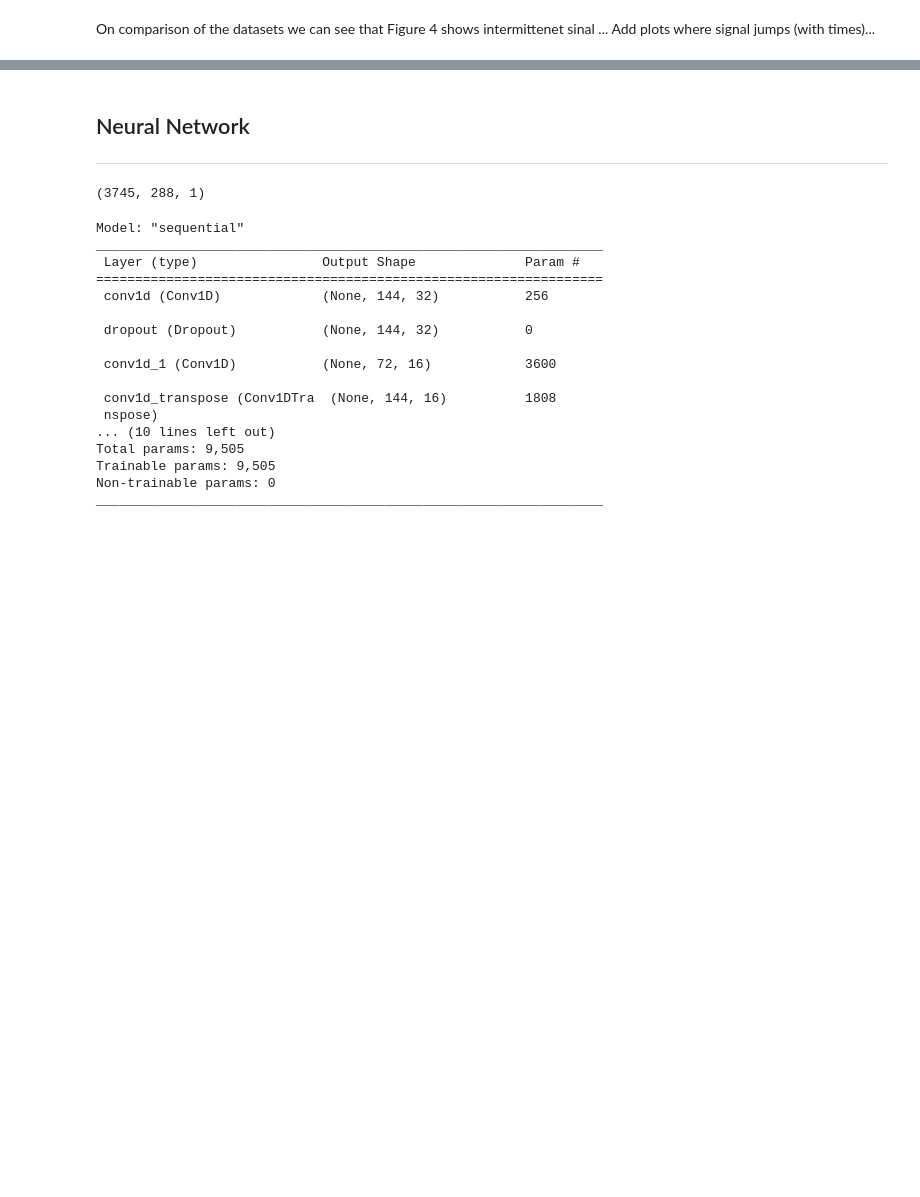
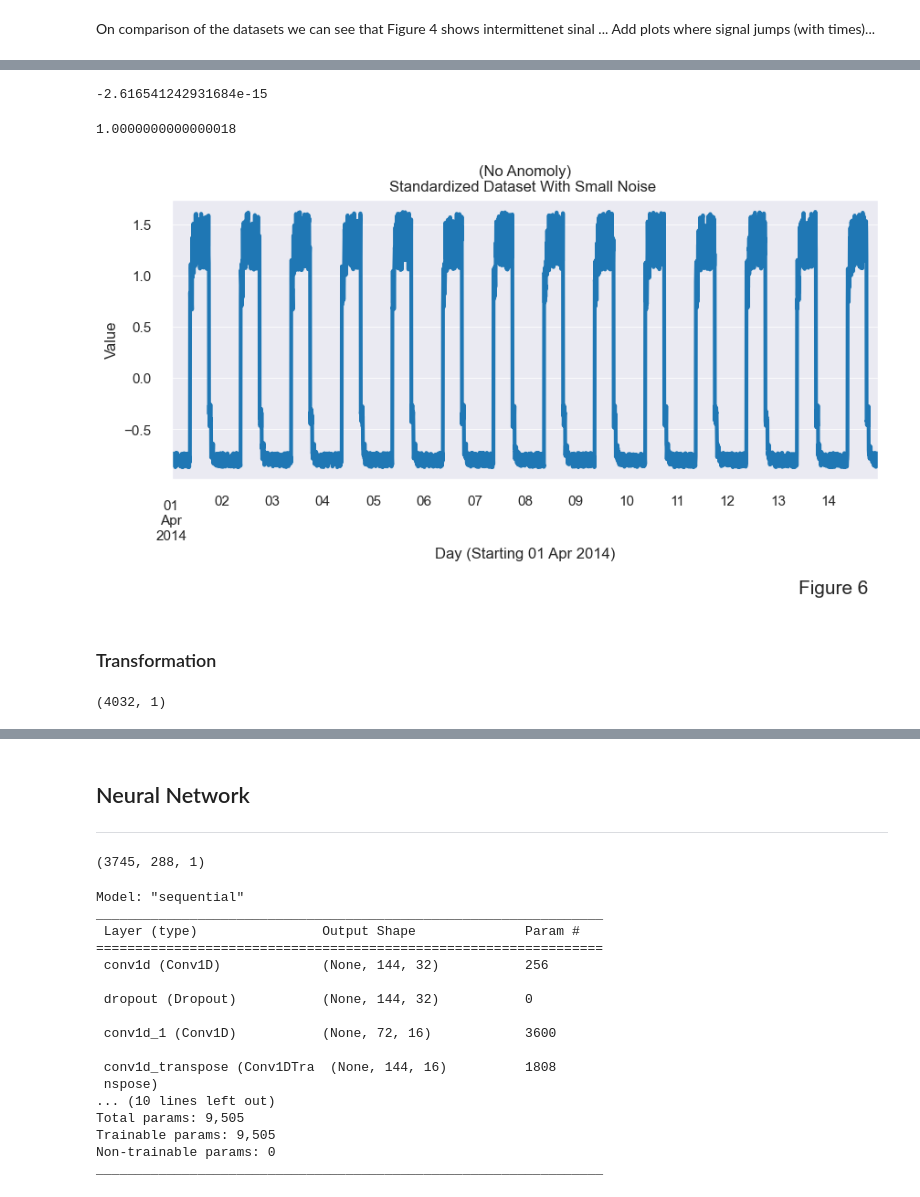
Before and after one commit to CiaranMoran27/machstat-assessment, a Jupyter notebook: time_series_anomaly_detection.ipynb, the cells around one changed output, grey strips where cells are left out. Cells and saved outputs as stored; diff of their text form; code cells hidden in the pictures; blank space fills up the shorter version.

Commit message:
Updated Pre-processing suction with Standardizaion / Transformation sub-sections in anomoly notebook

```diff
--- a/time_series_anomaly_detection.ipynb
+++ b/time_series_anomaly_detection.ipynb
@@ -243,4 +219,0 @@ df_train_vals.head()
-# %%
-#
-df_small_noise['less_mean'] = df_small_noise['value'] - df_small_noise['value'].mean()
-df_small_noise['div_std'] = df_small_noise['less_mean'] / df_small_noise['value'].std()
@@ -505,0 +260,31 @@ ax.legend();
+# %%
+# confirm mean is nearly 0.
+df_train_vals['value'].mean()
+# %% [output]
+-2.616541242931684e-15
+# %%
+# confirm std dev is nearly 1.
+df_train_vals['value'].std()
+# %% [output]
+1.0000000000000018
+# %%
+# create figure and single axes.
+fig, ax = plt.subplots(figsize=(10,4))
+
+# Use pandas to plot data frame.
+df_train_vals.plot(legend=False, ax=ax)
+
+# format and label plot.
+ax.set_xlabel('Day (Starting 01 Apr 2014)')
+ax.set_ylabel('Value')
+ax.set_title("(No Anomoly)\nStandardized Dataset With Small Noise ")
+plt.figtext(0.85, -0.2, 'Figure 6', horizontalalignment='center', fontsize=15);
+# %% [output]
+[figure, added]
+# %% [markdown]
+### Transformation
+# %%
+# Get shape of training values (its one dimensional).
+df_train_vals.shape
+# %% [output]
+(4032, 1)
```
Also changed, not shown: parts of 62 cells of this notebook.
